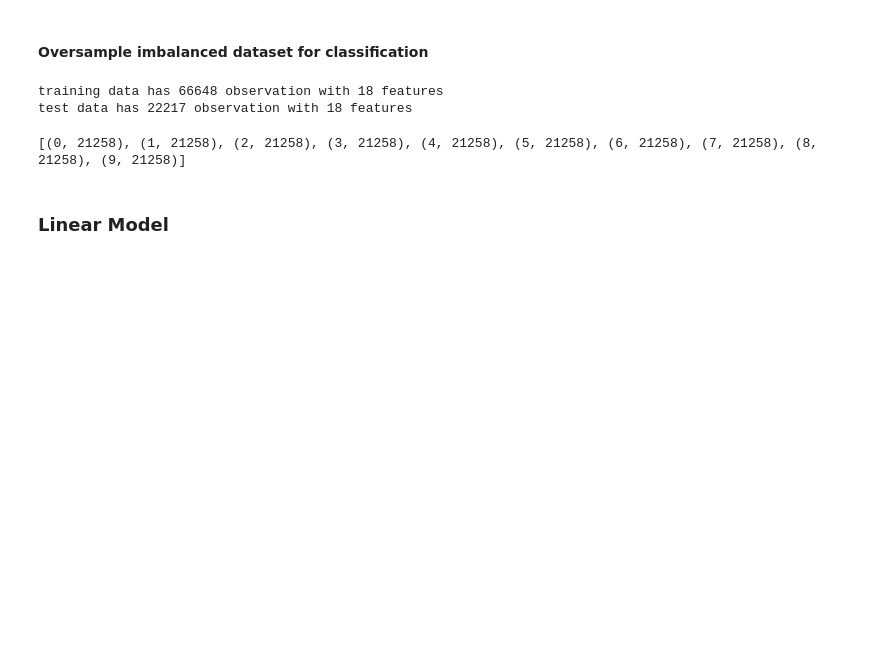
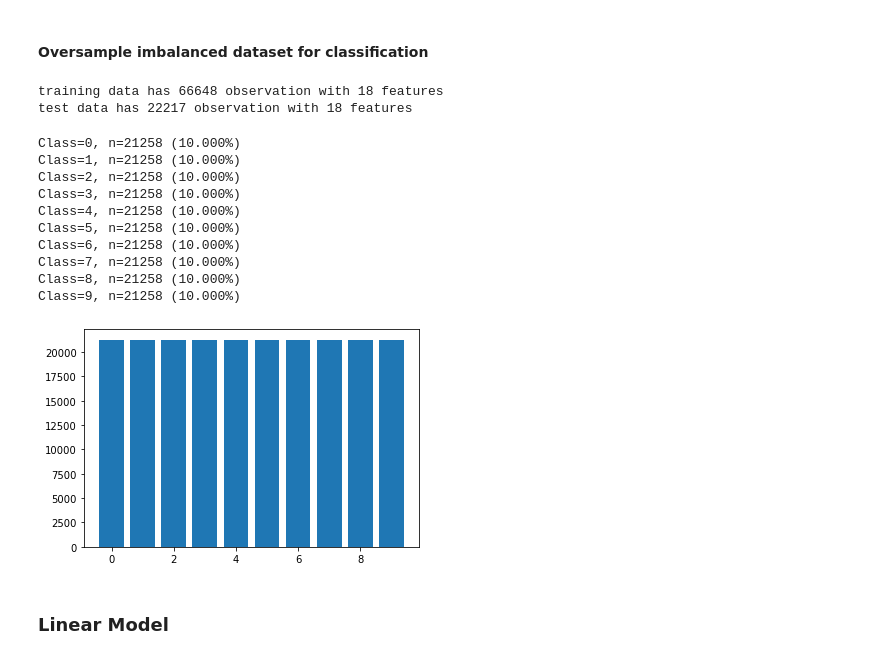
Before and after one commit to sbhushan0767/ECS171G12Proj, a Jupyter notebook: modeling.ipynb, the cells around one changed output. Drawn from its saved outputs; the diff is of its cells as text; code cells hidden in the pictures; blank space fills up the shorter version.

Commit message:
add bar chart in oversampling section

```diff
--- a/modeling.ipynb
+++ b/modeling.ipynb
@@ -57,11 +54,27 @@ y_train = y_train.to_numpy()
 # %%
 from imblearn.over_sampling import RandomOverSampler
 ros = RandomOverSampler(random_state=0)
 X_resampled, y_resampled = ros.fit_resample(X_train, y_train)
-from collections import Counter
-print(sorted(Counter(y_resampled).items()))
+
+counted_target = Counter(y_resampled)
+for Range, rangeAmount in sorted(counted_target.items()):
+    percentage = rangeAmount / len(y_resampled) * 100
+    print('Class=%d, n=%d (%.3f%%)' % (Range, rangeAmount, percentage))
+# plot the distribution
+pyplot.bar(counted_target.keys(), counted_target.values())
+pyplot.show()
 # %% [output]
-[(0, 21258), (1, 21258), (2, 21258), (3, 21258), (4, 21258), (5, 21258), (6, 21258), (7, 21258), (8, 21258), (9, 21258)]
+Class=0, n=21258 (10.000%)
+Class=1, n=21258 (10.000%)
+Class=2, n=21258 (10.000%)
+Class=3, n=21258 (10.000%)
+Class=4, n=21258 (10.000%)
+Class=5, n=21258 (10.000%)
+Class=6, n=21258 (10.000%)
+Class=7, n=21258 (10.000%)
+Class=8, n=21258 (10.000%)
+Class=9, n=21258 (10.000%)
+[figure, added]
 # %% [markdown]
 ### Linear Model
 # %%
```
Also changed, not shown: parts of 3 cells of this notebook, 2 other files.
